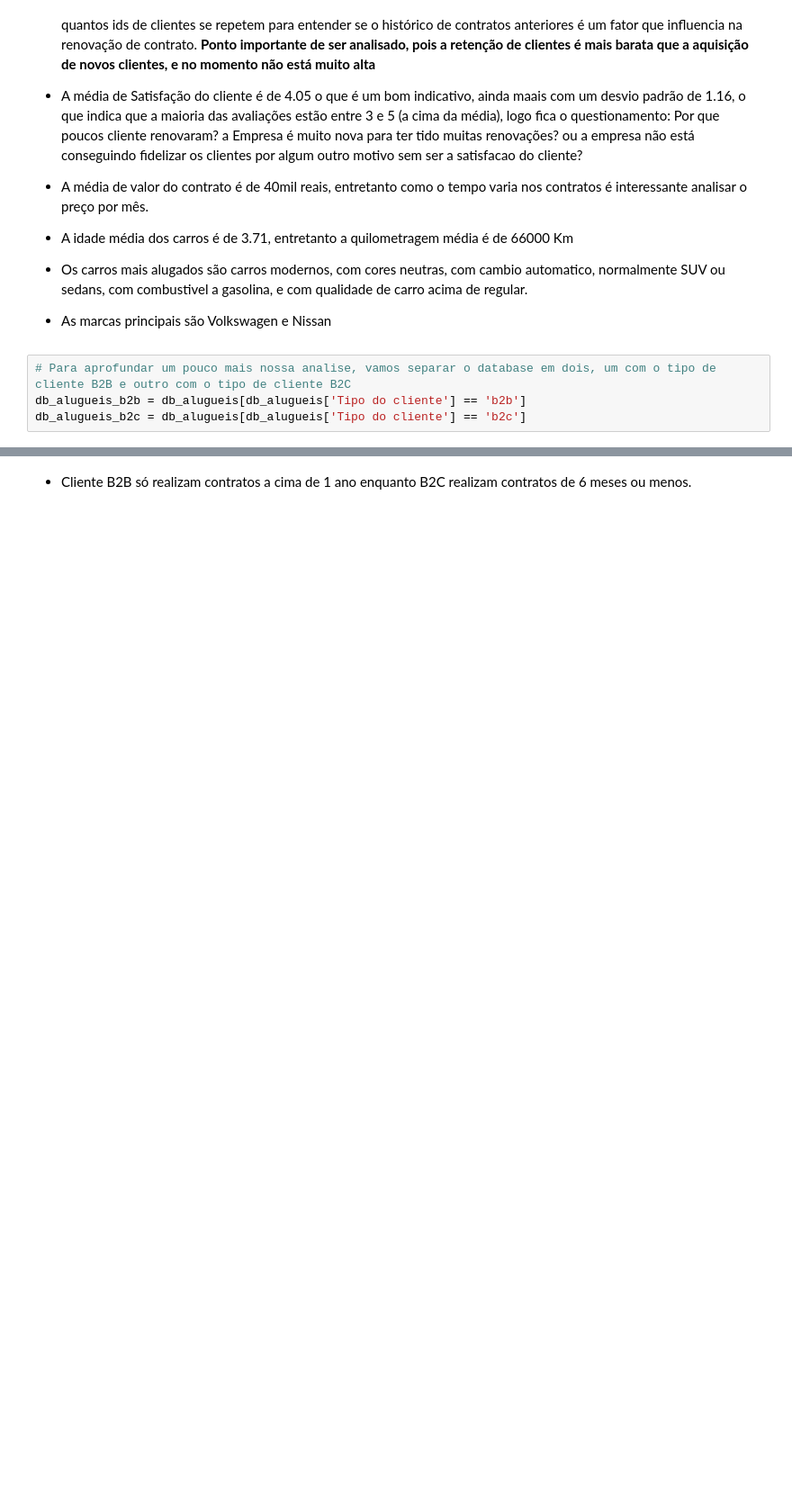
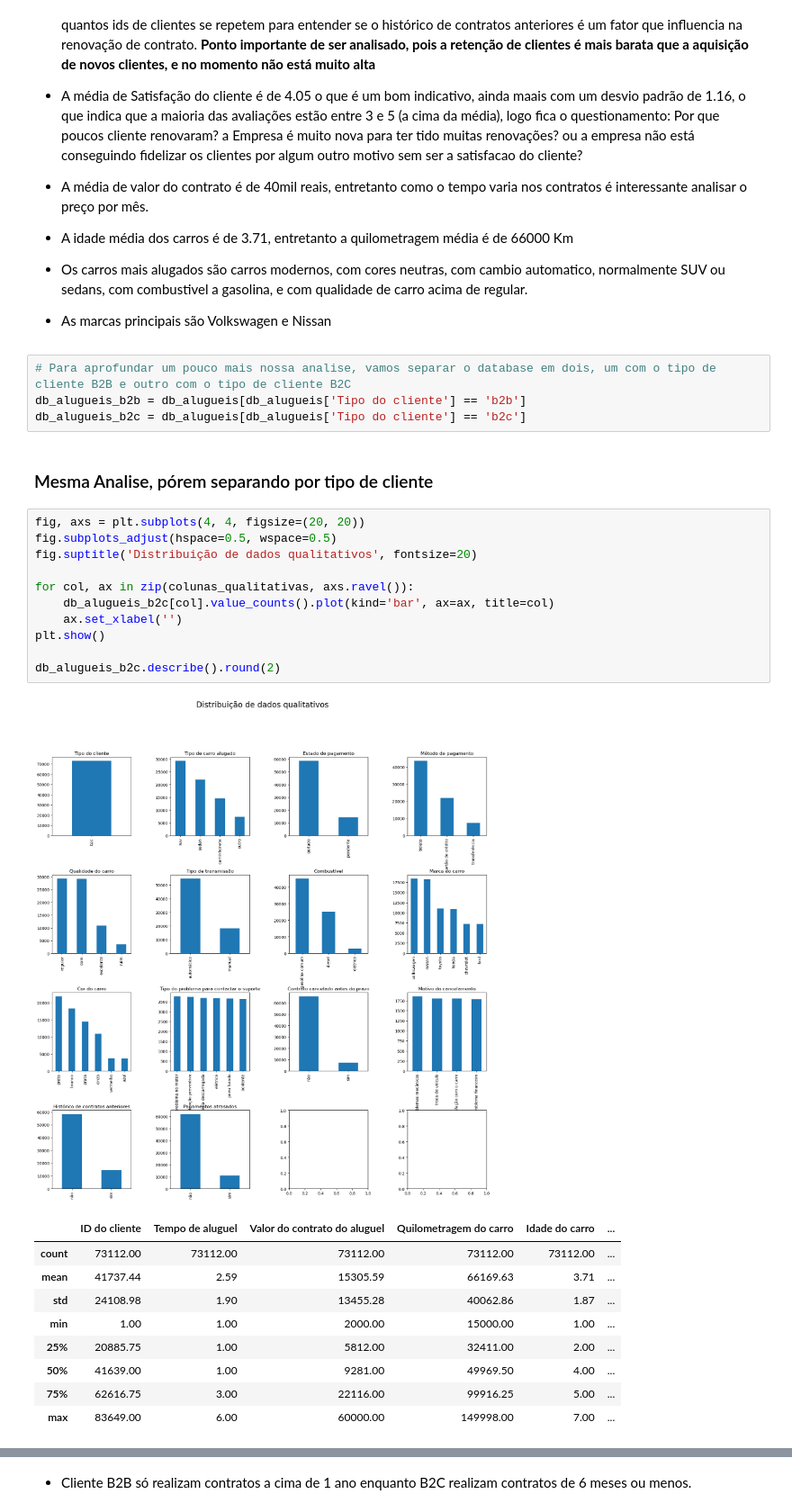
Before and after one commit to Henrique-Albuquerque2/PS-IJR-Grupo10, a Jupyter notebook: AnaliseAluguel.ipynb, the cells around one changed output, grey strips where cells are left out. Shown at 90% size. Cells and saved outputs as stored; diff of their text form; blank space fills up the shorter version.

```diff
--- a/AnaliseAluguel.ipynb
+++ b/AnaliseAluguel.ipynb
@@ -222,3 +187,27 @@ plt.show()
 # Para aprofundar um pouco mais nossa analise, vamos separar o database em dois, um com o tipo de cliente B2B e outro com o tipo de cliente B2C
 db_alugueis_b2b = db_alugueis[db_alugueis['Tipo do cliente'] == 'b2b']
 db_alugueis_b2c = db_alugueis[db_alugueis['Tipo do cliente'] == 'b2c']
+# %% [markdown]
+### Mesma Analise, pórem separando por tipo de cliente
+# %%
+fig, axs = plt.subplots(4, 4, figsize=(20, 20))
+fig.subplots_adjust(hspace=0.5, wspace=0.5)
+fig.suptitle('Distribuição de dados qualitativos', fontsize=20)
+
+for col, ax in zip(colunas_qualitativas, axs.ravel()):
+    db_alugueis_b2c[col].value_counts().plot(kind='bar', ax=ax, title=col)
+    ax.set_xlabel('')
+plt.show()
+
+db_alugueis_b2c.describe().round(2)
+# %% [output]
+[figure, added]
+|  | ID do cliente | Tempo de aluguel | Valor do contrato do aluguel | Quilometragem do carro | Idade do carro | ... |
+| count | 73112.00 | 73112.00 | 73112.00 | 73112.00 | 73112.00 | ... |
+| mean | 41737.44 | 2.59 | 15305.59 | 66169.63 | 3.71 | ... |
+| std | 24108.98 | 1.90 | 13455.28 | 40062.86 | 1.87 | ... |
+| min | 1.00 | 1.00 | 2000.00 | 15000.00 | 1.00 | ... |
+| 25% | 20885.75 | 1.00 | 5812.00 | 32411.00 | 2.00 | ... |
+| 50% | 41639.00 | 1.00 | 9281.00 | 49969.50 | 4.00 | ... |
+| 75% | 62616.75 | 3.00 | 22116.00 | 99916.25 | 5.00 | ... |
+| max | 83649.00 | 6.00 | 60000.00 | 149998.00 | 7.00 | ... |
```
Also changed, not shown: parts of 13 cells of this notebook.
